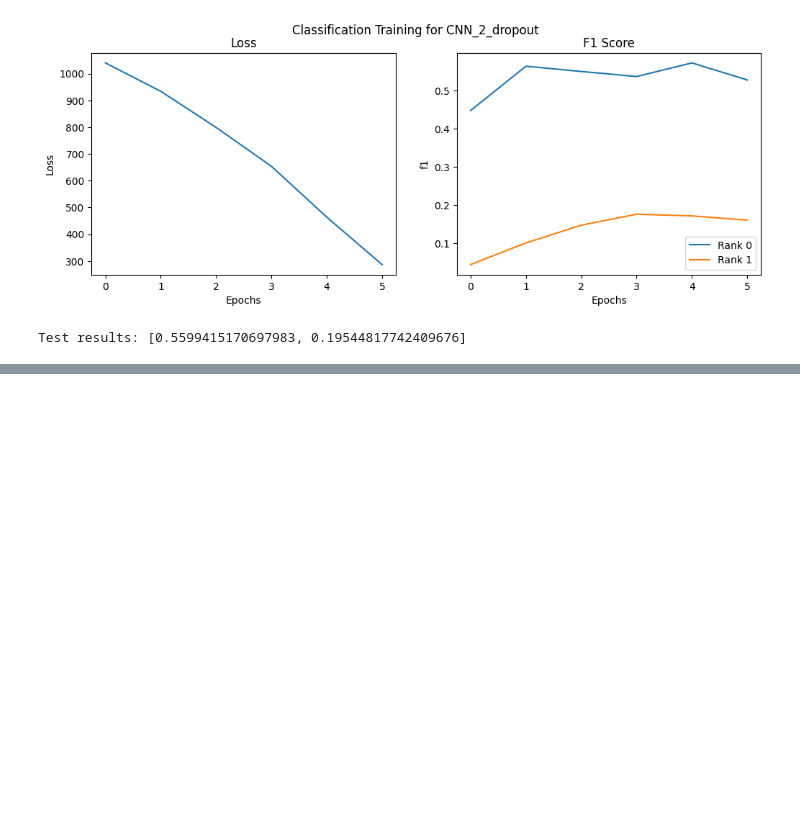
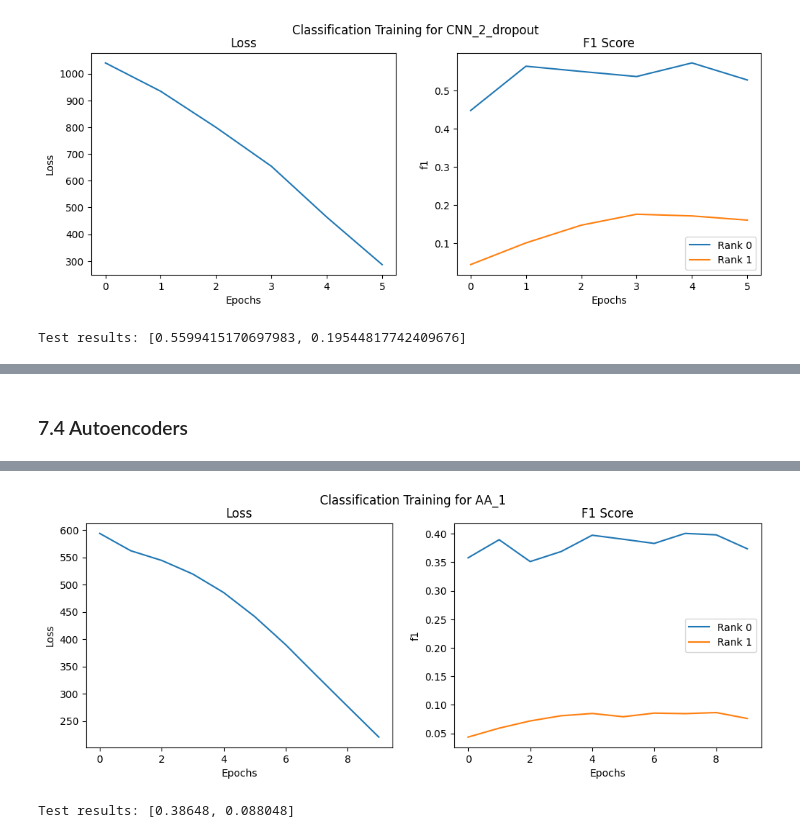
Before and after one commit to Vincent-Therrien/stelaro, a Jupyter notebook: demonstrations/synthetic.ipynb, the cells around one changed output, grey strips where cells are left out. Drawn from its saved outputs; the diff is of its cells as text; code cells hidden in the pictures; blank space fills up the shorter version.

Commit message:
Design and train autoencoders

```diff
--- a/demonstrations/synthetic.ipynb
+++ b/demonstrations/synthetic.ipynb
@@ -689,0 +713,8 @@ We note that:
+# %% [markdown]
+### 7.4 Autoencoders
+# %%
+benchmark(
+    autoencoder.Classifier(LENGTH, mapping, "cuda", autoencoder.AA_1),
+    "AA_1"
+)
+# %% [output]
@@ -689,0 +733,2 @@ We note that:
+[figure, added]
+Test results: [0.38648, 0.088048]
```
Also changed, not shown: parts of 8 cells of this notebook, 2 other files.
